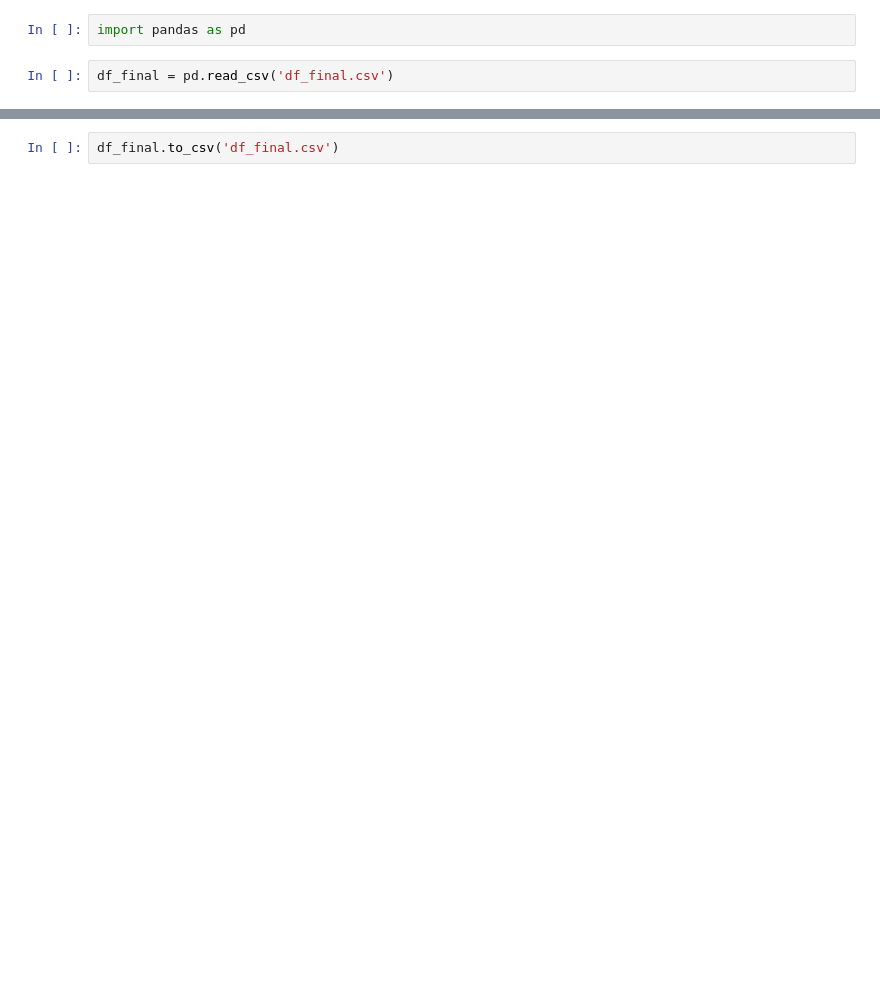
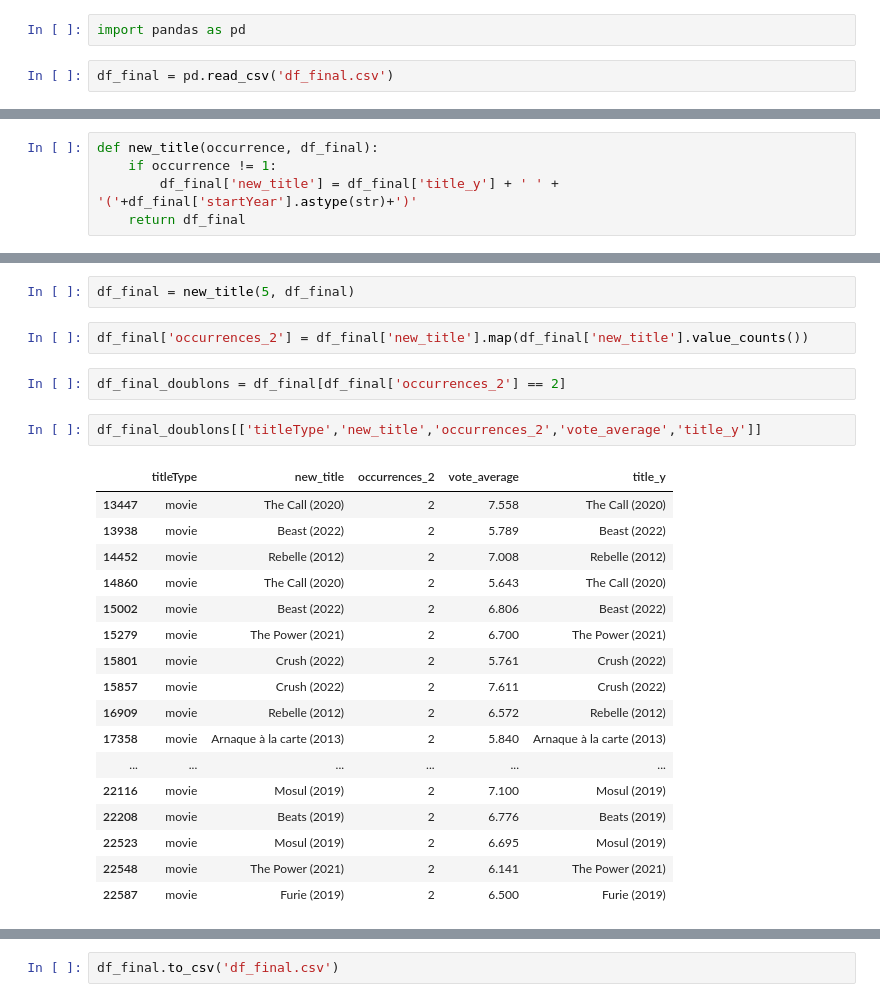
Before and after one commit to Ghali65/Projet_cine_creuse, a Jupyter notebook: traitement_df_final.ipynb, the cells around one changed output, grey strips where cells are left out. Drawn from its saved outputs; the diff is of its cells as text; blank space fills up the shorter version.

```diff
--- a/traitement_df_final.ipynb
+++ b/traitement_df_final.ipynb
@@ -27,0 +97,5 @@ memory usage: 6.1+ MB
+# %%
+def new_title(occurrence, df_final):
+    if occurrence != 1:
+        df_final['new_title'] = df_final['title_y'] + ' ' + '('+df_final['startYear'].astype(str)+')'
+    return df_final
@@ -27,0 +112,26 @@ memory usage: 6.1+ MB
+# %%
+df_final = new_title(5, df_final)
+# %%
+df_final['occurrences_2'] = df_final['new_title'].map(df_final['new_title'].value_counts())
+# %%
+df_final_doublons = df_final[df_final['occurrences_2'] == 2]
+# %%
+df_final_doublons[['titleType','new_title','occurrences_2','vote_average','title_y']]
+# %% [output]
+|  | titleType | new_title | occurrences_2 | vote_average | title_y |
+| 13447 | movie | The Call (2020) | 2 | 7.558 | The Call (2020) |
+| 13938 | movie | Beast (2022) | 2 | 5.789 | Beast (2022) |
+| 14452 | movie | Rebelle (2012) | 2 | 7.008 | Rebelle (2012) |
+| 14860 | movie | The Call (2020) | 2 | 5.643 | The Call (2020) |
+| 15002 | movie | Beast (2022) | 2 | 6.806 | Beast (2022) |
+| 15279 | movie | The Power (2021) | 2 | 6.700 | The Power (2021) |
+| 15801 | movie | Crush (2022) | 2 | 5.761 | Crush (2022) |
+| 15857 | movie | Crush (2022) | 2 | 7.611 | Crush (2022) |
+| 16909 | movie | Rebelle (2012) | 2 | 6.572 | Rebelle (2012) |
+| 17358 | movie | Arnaque à la carte (2013) | 2 | 5.840 | Arnaque à la carte (2013) |
+| ... | ... | ... | ... | ... | ... |
+| 22116 | movie | Mosul (2019) | 2 | 7.100 | Mosul (2019) |
+| 22208 | movie | Beats (2019) | 2 | 6.776 | Beats (2019) |
+| 22523 | movie | Mosul (2019) | 2 | 6.695 | Mosul (2019) |
+| 22548 | movie | The Power (2021) | 2 | 6.141 | The Power (2021) |
+| 22587 | movie | Furie (2019) | 2 | 6.500 | Furie (2019) |
```
Also changed, not shown: parts of 11 cells of this notebook, 6 other files.
